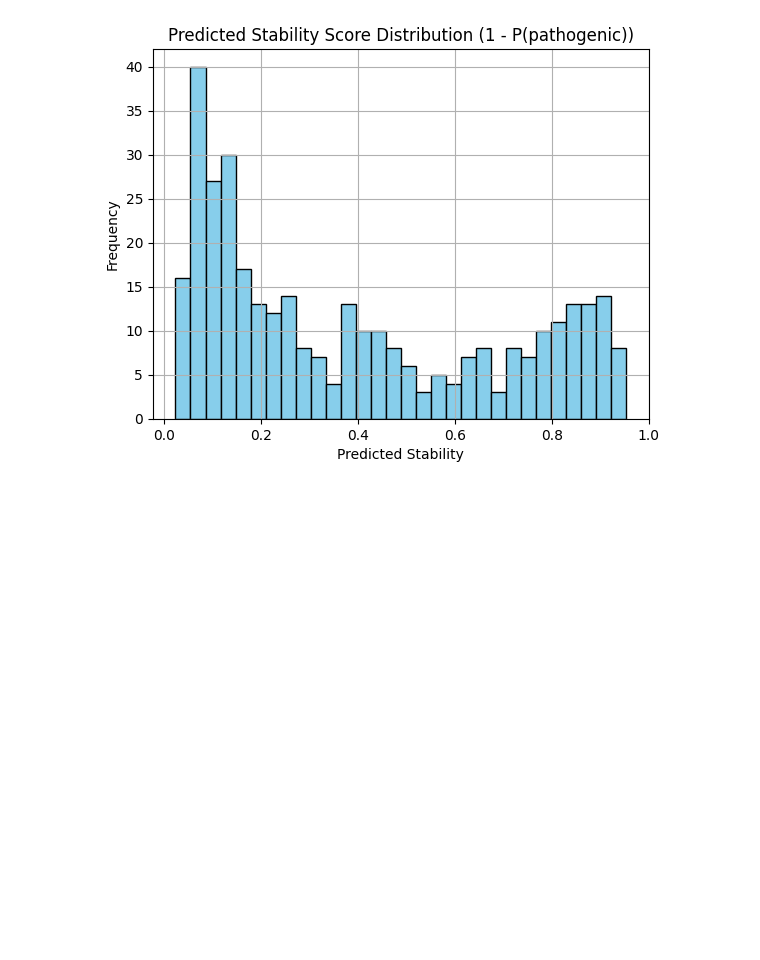
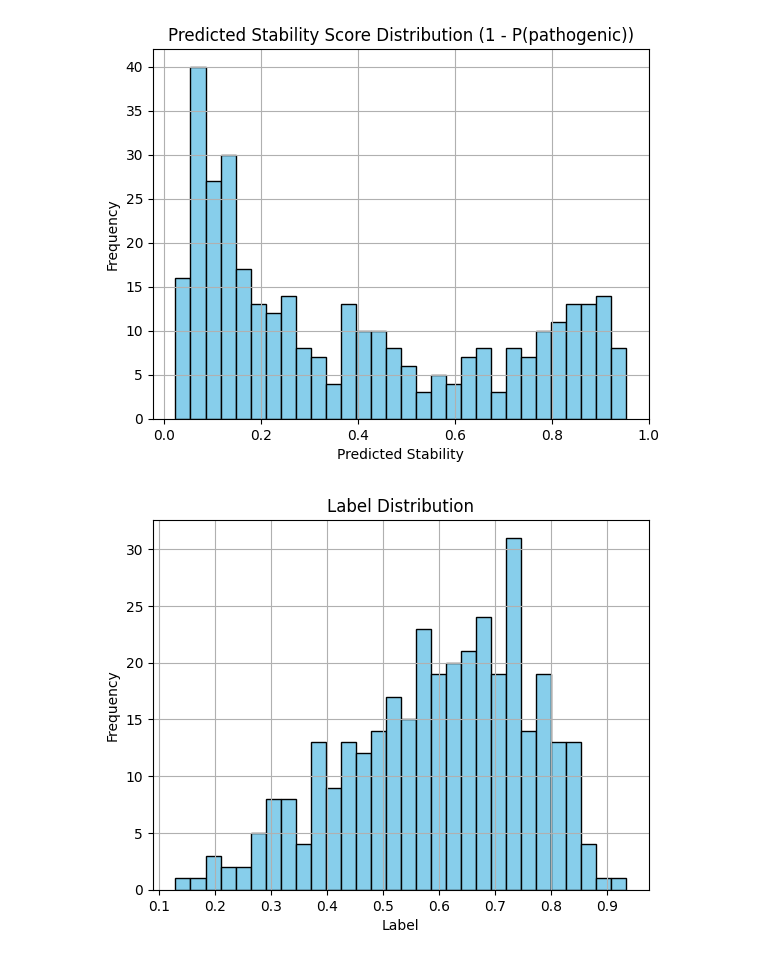
Before and after one commit to uxfacdev/CAGI, a Jupyter notebook: BiConVarNet/ARSA/inference_250805_struct.ipynb, the cells around one changed output. Cells and saved outputs as stored; diff of their text form; code cells hidden in the pictures; blank space fills up the shorter version.

```diff
--- a/BiConVarNet/ARSA/inference_250805_struct.ipynb
+++ b/BiConVarNet/ARSA/inference_250805_struct.ipynb
@@ -394,6 +394,17 @@ plt.grid(True)
 plt.show()
 # %% [output]
 [figure]
+# %%
+import matplotlib.pyplot as plt
+
+plt.hist(all_labels, bins=30, color='skyblue', edgecolor='black')
+plt.title("Label Distribution")
+plt.xlabel("Label")
+plt.ylabel("Frequency")
+plt.grid(True)
+plt.show()
+# %% [output]
+[figure, added]
 # %%
 import matplotlib.pyplot as plt
 
```
Also changed, not shown: parts of 2 cells of this notebook, 14 other files.
